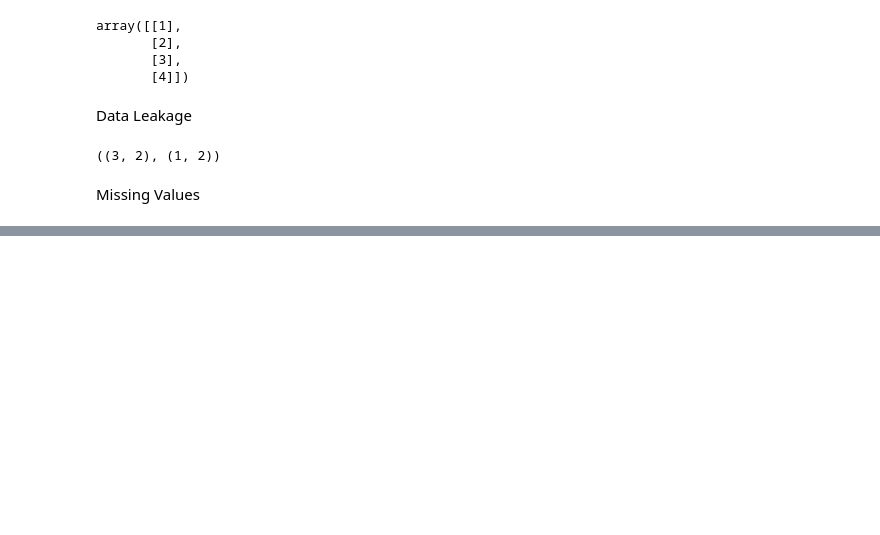
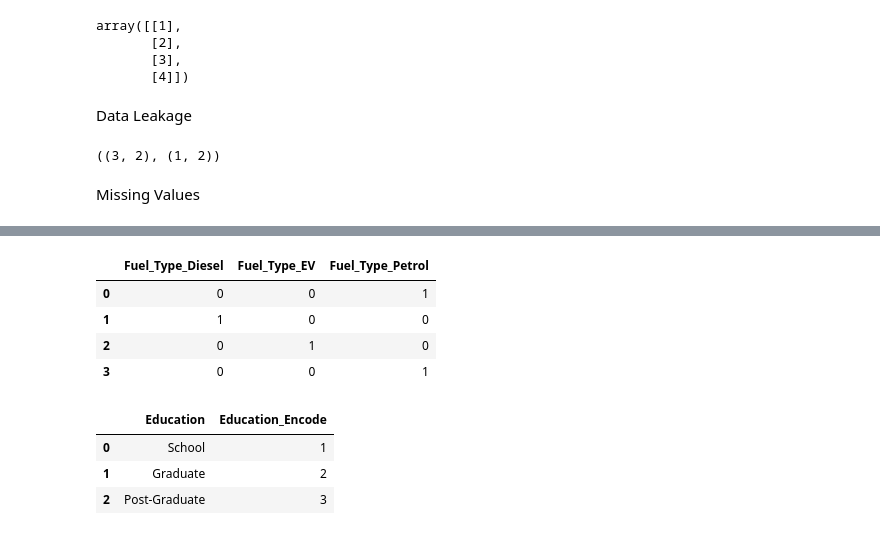
Before and after one commit to nayankhanal/ml-class, a Jupyter notebook: feature_engineering_day1.ipynb, the cells around one changed output, grey strips where cells are left out. Drawn from its saved outputs; the diff is of its cells as text; code cells hidden in the pictures; blank space fills up the shorter version.

```diff
--- a/feature_engineering_day1.ipynb
+++ b/feature_engineering_day1.ipynb
@@ -272,0 +302,4 @@ Missing Values
+# %%
+mode_value = df['embarked'].mode()[0]
+# %%
+df['embarked'] = df['embarked'].fillna(mode_value)
@@ -272,0 +427,9 @@ Missing Values
+# %%
+encoded = df6 = pd.get_dummies(df, columns=['Fuel_Type']).astype(int)
+encoded
+# %% [output]
+|  | Fuel_Type_Diesel | Fuel_Type_EV | Fuel_Type_Petrol |
+| 0 | 0 | 0 | 1 |
+| 1 | 1 | 0 | 0 |
+| 2 | 0 | 1 | 0 |
+| 3 | 0 | 0 | 1 |
@@ -272,0 +450,7 @@ Missing Values
+# %%
+df7
+# %% [output]
+|  | Education | Education_Encode |
+| 0 | School | 1 |
+| 1 | Graduate | 2 |
+| 2 | Post-Graduate | 3 |
```
Also changed, not shown: parts of 38 cells of this notebook.
